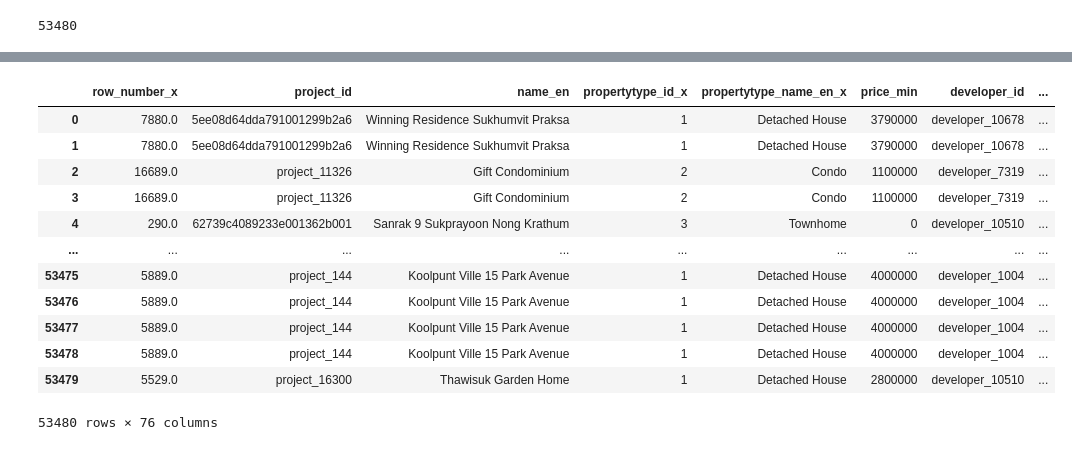
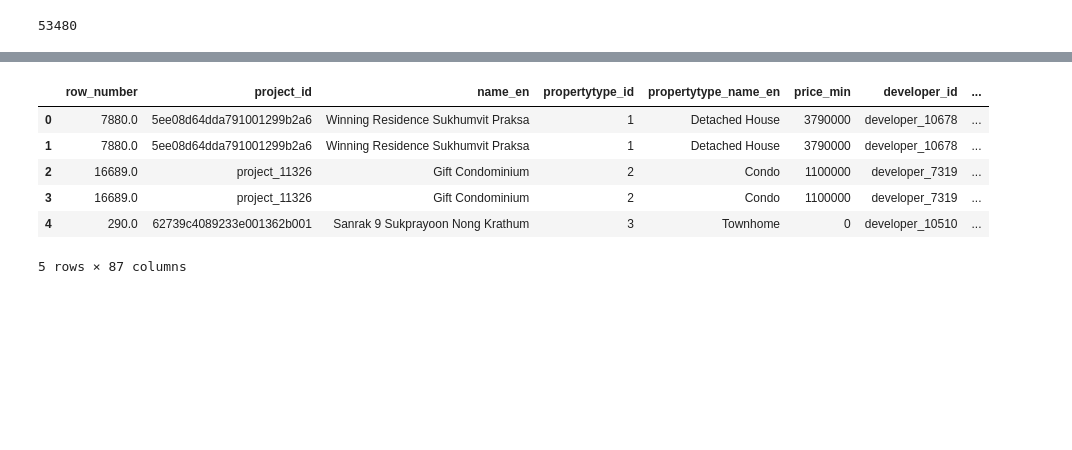
Before and after one commit to Ninkrn/BasicProg_Dataviz65, a Jupyter notebook: Project_Final.ipynb, the cells around one changed output, grey strips where cells are left out. Saved outputs shown, nothing was run; the diff lists cells and outputs as text; code cells hidden in the pictures; blank space fills up the shorter version.

```diff
--- a/Project_Final.ipynb
+++ b/Project_Final.ipynb
@@ -439,3 +472,11 @@ Index(['row_number', 'unittype_id', 'project_id', 'name_th', 'propertytype_id',
        'count_room_guest', 'count_room_kitchen', 'count_room_living',
        'count_room_maid', 'count_room_storage', 'count_room_utility'],
       dtype='object')
+# %%
+# select columns
+opendata_unittype_clean_F1 = opendata_unittype_clean_F1[['unittype_id', 'project_id', 'name_th', 'count_airconditioner',
+       'count_elevator', 'count_floor_internal', 'count_parking',
+       'count_room_bath', 'count_room_bed', 'count_room_dinning',
+       'count_room_guest', 'count_room_kitchen', 'count_room_living',
+       'count_room_maid', 'count_room_storage', 'count_room_utility']]
+opendata_unittype_clean_F1.head(3)
@@ -482,4 +566,12 @@ Index(['row_number', 'name', 'area', 'status', 'geometry'], dtype='object')
+# %%
+# select columns
+opendata_living_score_clean_F1 = opendata_living_score_clean_F1[['row_number','subdistrict_id', 'district_id','province_id', 'walk_leisure', 'walk_public_service',
+       'walk_school', 'walk_shopping', 'walk_work', 'walk_total',
+       'access_boat', 'access_bus', 'access_train', 'access_total',
+       'drive_leisure', 'drive_public_service', 'drive_school',
+       'drive_shopping', 'drive_work', 'drive_total']]
 # %%
-table_merge1 = opendata_train_station_clean_F1.merge(opendata_train_line_clean_F1, how ='left', left_on='row_number',right_on='row_number')
+# merge
+table_merge1 = opendata_living_score_clean_F1.merge(opendata_train_station_clean_F1, how ='left', left_on=['row_number'], right_on=['row_number'])
 print(table_merge1.shape)
 # %% [output]
@@ -573,5 +666,5 @@ Index(['row_number', 'gid', 'line_no', 'railway', 'line_typt', 'line_type',
       dtype='object')
 # %%
-table_merge2 = table_merge.merge(table_merge1, how ='left', left_on='latitude',right_on='latitude')
+table_merge2 = table_merge.merge(table_merge1, how ='left', left_on='row_number',right_on='row_number')
 print(table_merge2.shape)
 # %% [output]
@@ -623,19 +732,13 @@ Length: 76, dtype: bool
 # %%
-table_merge2
+table_merge2.head()
 # %% [output]
-|  | row_number_x | project_id | name_en | propertytype_id_x | propertytype_name_en_x | price_min | developer_id | ... |
+|  | row_number | project_id | name_en | propertytype_id | propertytype_name_en | price_min | developer_id | ... |
 | 0 | 7880.0 | 5ee08d64dda791001299b2a6 | Winning Residence Sukhumvit Praksa | 1 | Detached House | 3790000 | developer_10678 | ... |
 | 1 | 7880.0 | 5ee08d64dda791001299b2a6 | Winning Residence Sukhumvit Praksa | 1 | Detached House | 3790000 | developer_10678 | ... |
 | 2 | 16689.0 | project_11326 | Gift Condominium | 2 | Condo | 1100000 | developer_7319 | ... |
 | 3 | 16689.0 | project_11326 | Gift Condominium | 2 | Condo | 1100000 | developer_7319 | ... |
 | 4 | 290.0 | 62739c4089233e001362b001 | Sanrak 9 Sukprayoon Nong Krathum | 3 | Townhome | 0 | developer_10510 | ... |
-| ... | ... | ... | ... | ... | ... | ... | ... | ... |
-| 53475 | 5889.0 | project_144 | Koolpunt Ville 15 Park Avenue | 1 | Detached House | 4000000 | developer_1004 | ... |
-| 53476 | 5889.0 | project_144 | Koolpunt Ville 15 Park Avenue | 1 | Detached House | 4000000 | developer_1004 | ... |
-| 53477 | 5889.0 | project_144 | Koolpunt Ville 15 Park Avenue | 1 | Detached House | 4000000 | developer_1004 | ... |
-| 53478 | 5889.0 | project_144 | Koolpunt Ville 15 Park Avenue | 1 | Detached House | 4000000 | developer_1004 | ... |
-| 53479 | 5529.0 | project_16300 | Thawisuk Garden Home | 1 | Detached House | 2800000 | developer_10510 | ... |
-53480 rows × 76 columns
+5 rows × 87 columns
 # %%
 # save data
 table_merge2.to_csv('DataProject_clean.csv', index=False)
```
Also changed, not shown: parts of 35 cells of this notebook.
